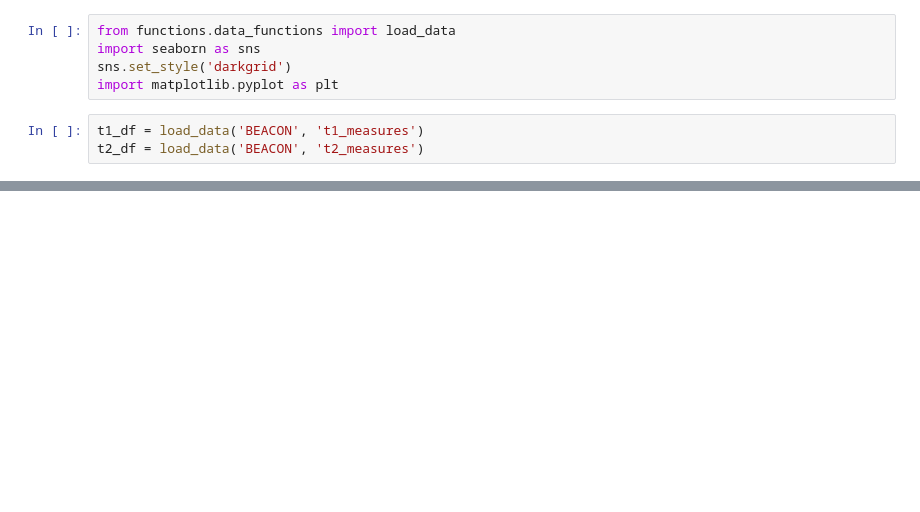
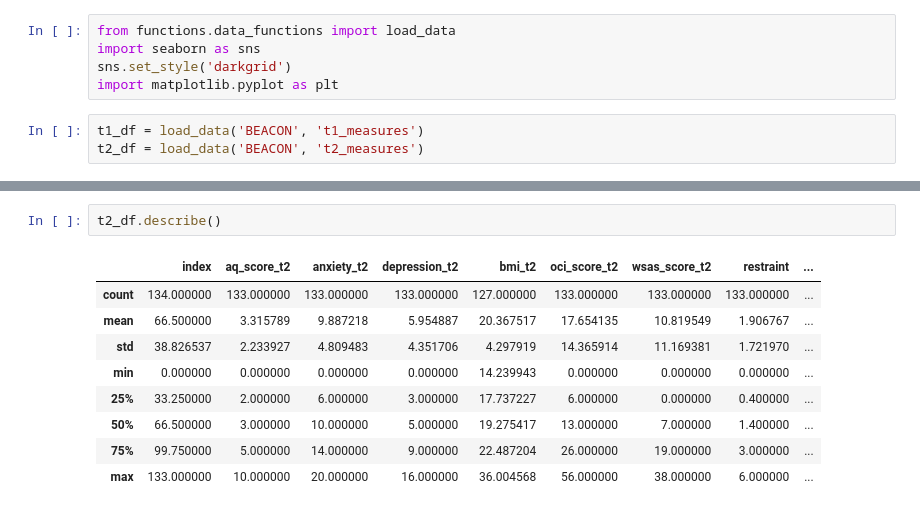
Before and after one commit to WMDA/BB_data, a Jupyter notebook: BB_data/analysis_scripts/data_exploration.ipynb, the cells around one changed output, grey strips where cells are left out. Drawn from its saved outputs; the diff is of its cells as text; blank space fills up the shorter version.

```diff
--- a/BB_data/analysis_scripts/data_exploration.ipynb
+++ b/BB_data/analysis_scripts/data_exploration.ipynb
@@ -42,0 +76,12 @@ ValueError: Could not interpret input 'anxiety_t2'
+# %%
+t2_df.describe()
+# %% [output]
+|  | index | aq_score_t2 | anxiety_t2 | depression_t2 | bmi_t2 | oci_score_t2 | wsas_score_t2 | restraint | ... |
+| count | 134.000000 | 133.000000 | 133.000000 | 133.000000 | 127.000000 | 133.000000 | 133.000000 | 133.000000 | ... |
+| mean | 66.500000 | 3.315789 | 9.887218 | 5.954887 | 20.367517 | 17.654135 | 10.819549 | 1.906767 | ... |
+| std | 38.826537 | 2.233927 | 4.809483 | 4.351706 | 4.297919 | 14.365914 | 11.169381 | 1.721970 | ... |
+| min | 0.000000 | 0.000000 | 0.000000 | 0.000000 | 14.239943 | 0.000000 | 0.000000 | 0.000000 | ... |
+| 25% | 33.250000 | 2.000000 | 6.000000 | 3.000000 | 17.737227 | 6.000000 | 0.000000 | 0.400000 | ... |
+| 50% | 66.500000 | 3.000000 | 10.000000 | 5.000000 | 19.275417 | 13.000000 | 7.000000 | 1.400000 | ... |
+| 75% | 99.750000 | 5.000000 | 14.000000 | 9.000000 | 22.487204 | 26.000000 | 19.000000 | 3.000000 | ... |
+| max | 133.000000 | 10.000000 | 20.000000 | 16.000000 | 36.004568 | 56.000000 | 38.000000 | 6.000000 | ... |
```
Also changed, not shown: parts of 3 cells of this notebook, 6 other files.
